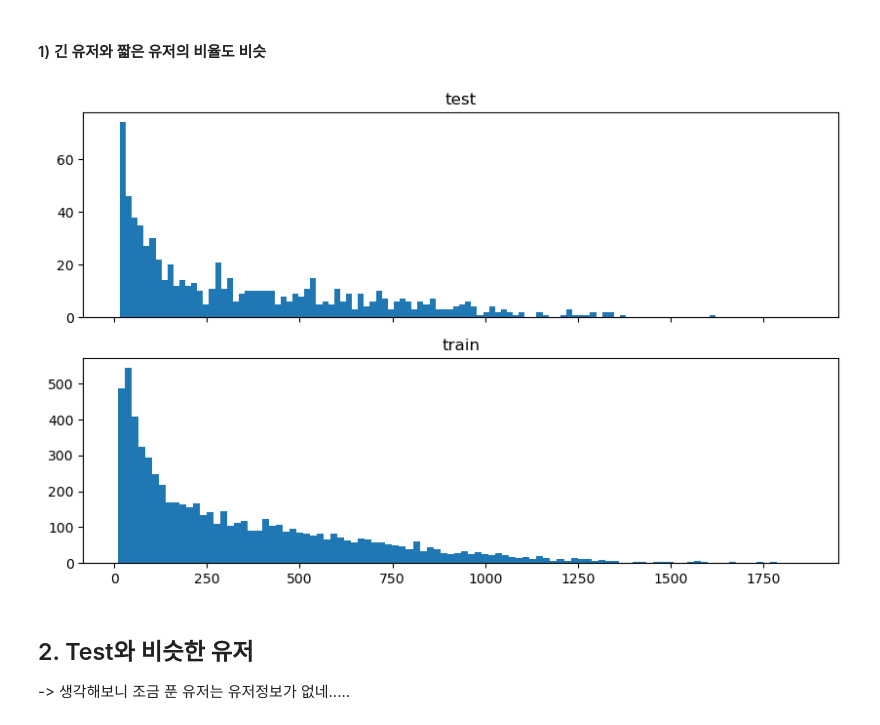
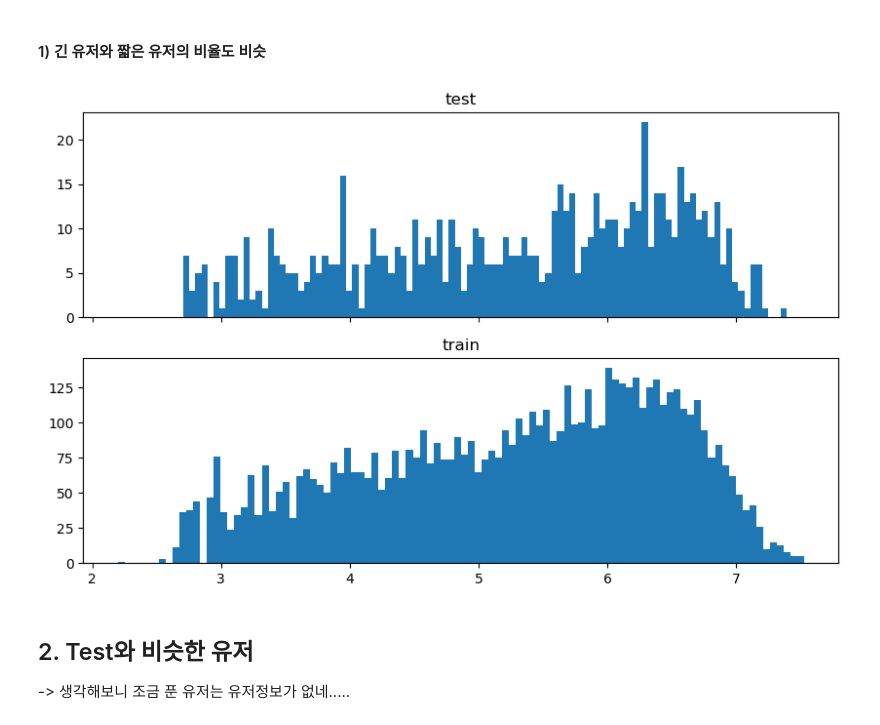
Before and after one commit to boostcampaitech6/level2-dkt-recsys-06, a Jupyter notebook: code/EDA.ipynb, the cells around one changed output. Cells and saved outputs as stored; diff of their text form; code cells hidden in the pictures.

```diff
--- a/code/EDA.ipynb
+++ b/code/EDA.ipynb
@@ -1081,15 +1084,15 @@ train_seq = train['userID'].value_counts().values
 # %%
 fig, axes = plt.subplots(2,1, figsize=(10,6), sharex=True)
 
-axes[0].hist(test_seq, bins=100)
+axes[0].hist(np.log(test_seq), bins=100)
 axes[0].set_title('test')
 
-axes[1].hist(train_seq, bins=100)
+axes[1].hist(np.log(train_seq), bins=100)
 axes[1].set_title('train')
 
 plt.show()
 # %% [output]
-[figure, old version]
+[figure, new version]
 # %% [markdown]
 ## 2. Test와 비슷한 유저
 
```
Also changed, not shown: parts of 39 cells of this notebook, 13 other files.
